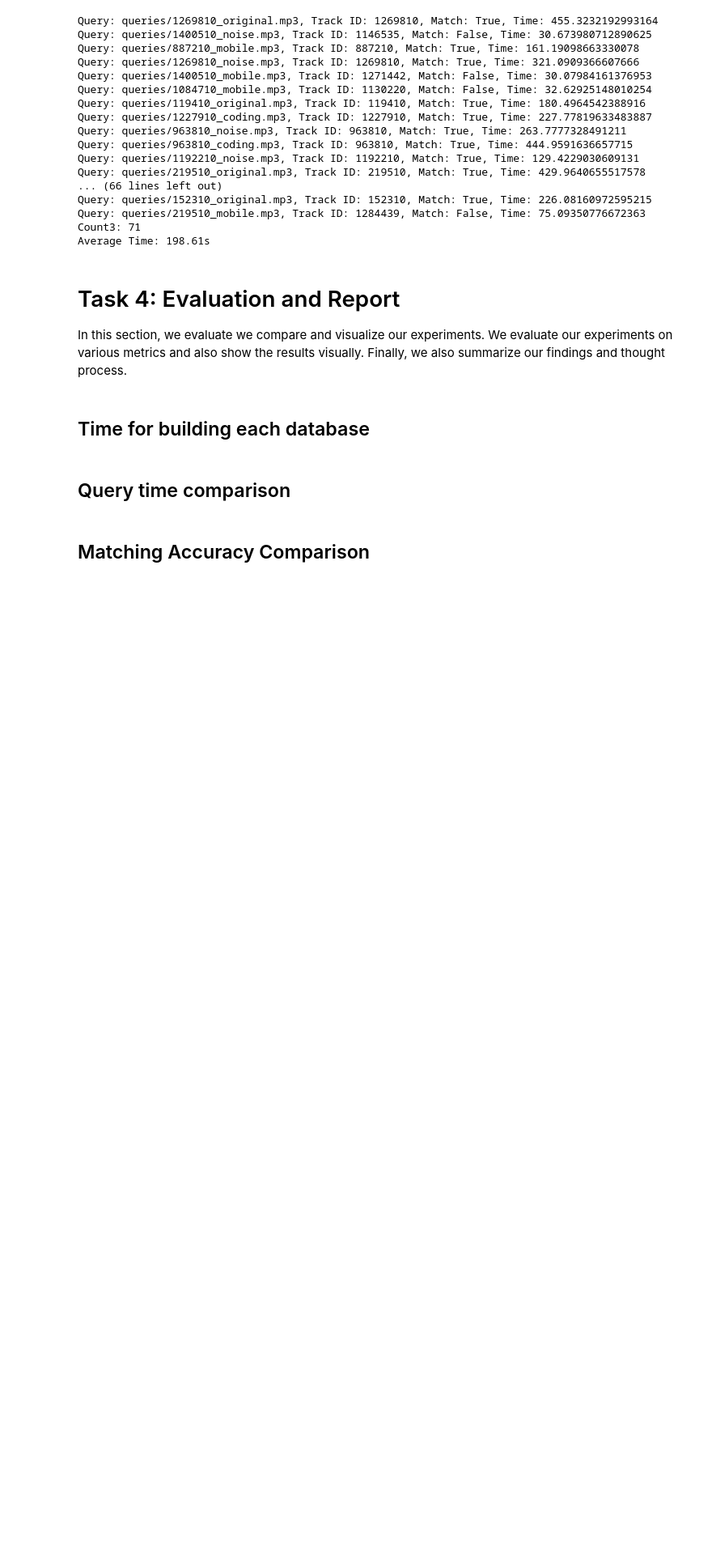
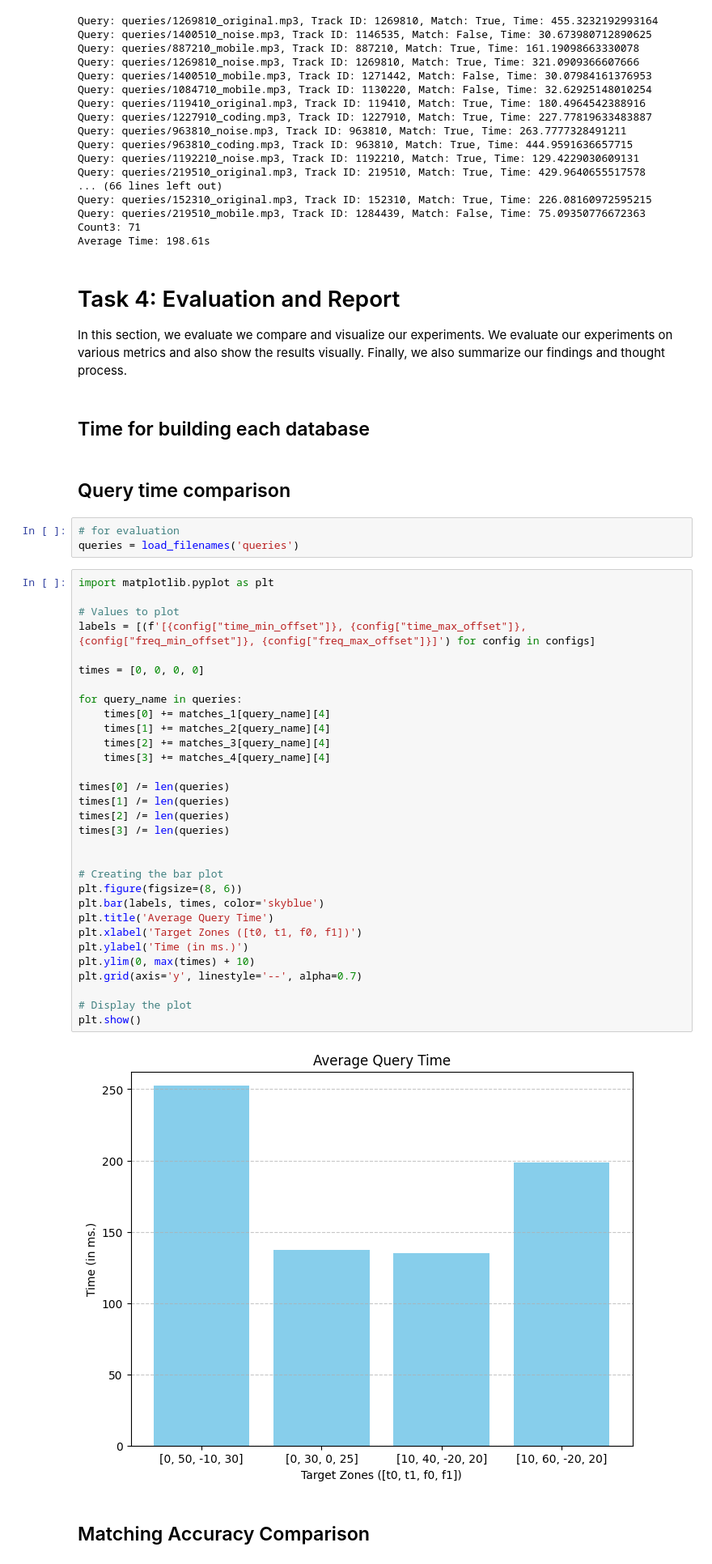
Before and after one commit to Konstiu/Music-Information-Retrieval, a Jupyter notebook: MS2.2.ipynb, the cells around one changed output. Shown at 81% size. Saved outputs shown, nothing was run; the diff lists cells and outputs as text; blank space fills up the shorter version.

Commit message:
added average query times vis

```diff
--- a/MS2.2.ipynb
+++ b/MS2.2.ipynb
@@ -823,5 +822,41 @@ Average Time: 198.61s
 ## Time for building each database
 # %% [markdown]
 ## Query time comparison
+# %%
+# for evaluation
+queries = load_filenames('queries')
+# %%
+import matplotlib.pyplot as plt
+
+# Values to plot
+labels = [(f'[{config["time_min_offset"]}, {config["time_max_offset"]}, {config["freq_min_offset"]}, {config["freq_max_offset"]}]') for config in configs]
+
+times = [0, 0, 0, 0]
+
+for query_name in queries:
+    times[0] += matches_1[query_name][4]
+    times[1] += matches_2[query_name][4]
+    times[2] += matches_3[query_name][4]
+    times[3] += matches_4[query_name][4]
+
+times[0] /= len(queries)
+times[1] /= len(queries)
+times[2] /= len(queries)
+times[3] /= len(queries)
+
+
+# Creating the bar plot
+plt.figure(figsize=(8, 6))
+plt.bar(labels, times, color='skyblue')
+plt.title('Average Query Time')
+plt.xlabel('Target Zones ([t0, t1, f0, f1])')
+plt.ylabel('Time (in ms.)')
+plt.ylim(0, max(times) + 10)
+plt.grid(axis='y', linestyle='--', alpha=0.7)
+
+# Display the plot
+plt.show()
+# %% [output]
+[figure, added]
 # %% [markdown]
 ## Matching Accuracy Comparison
```
Also changed, not shown: parts of 3 cells of this notebook.
